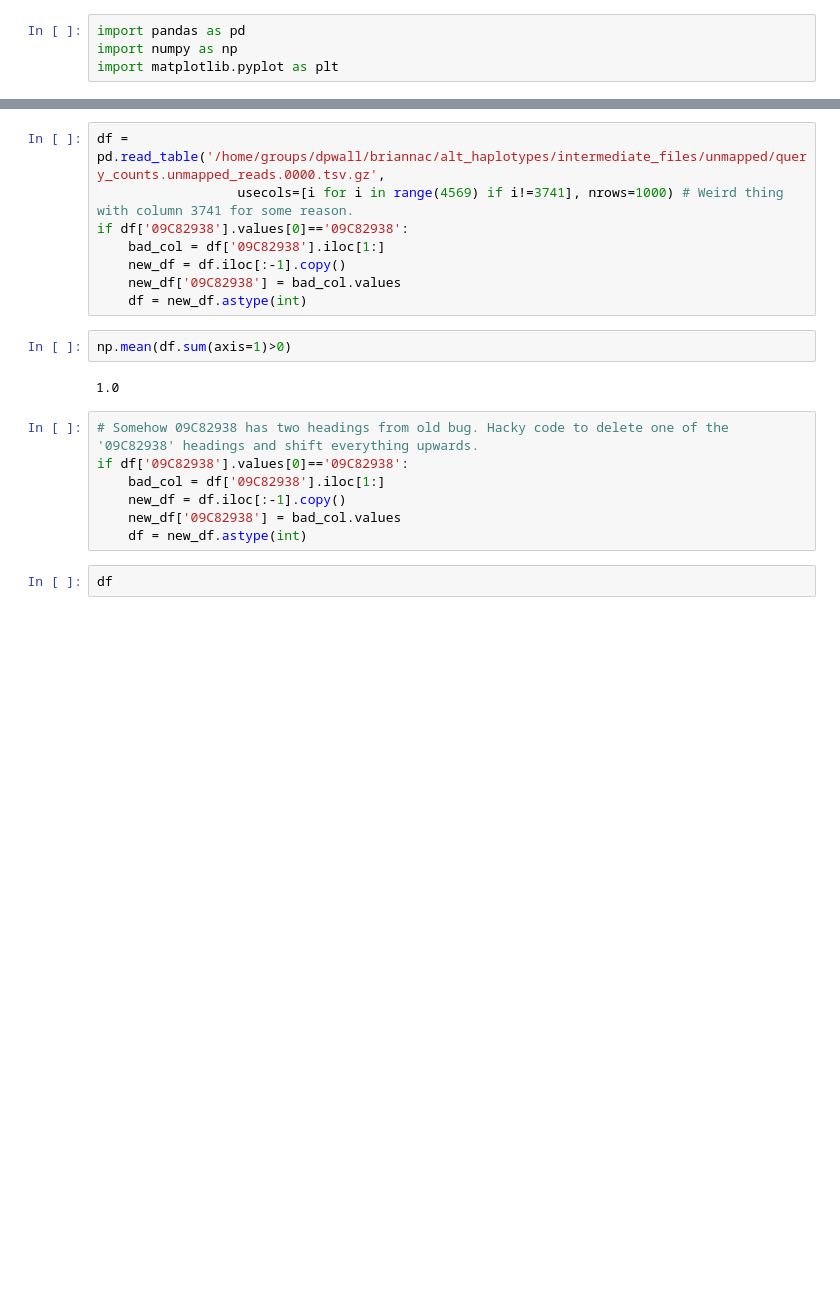
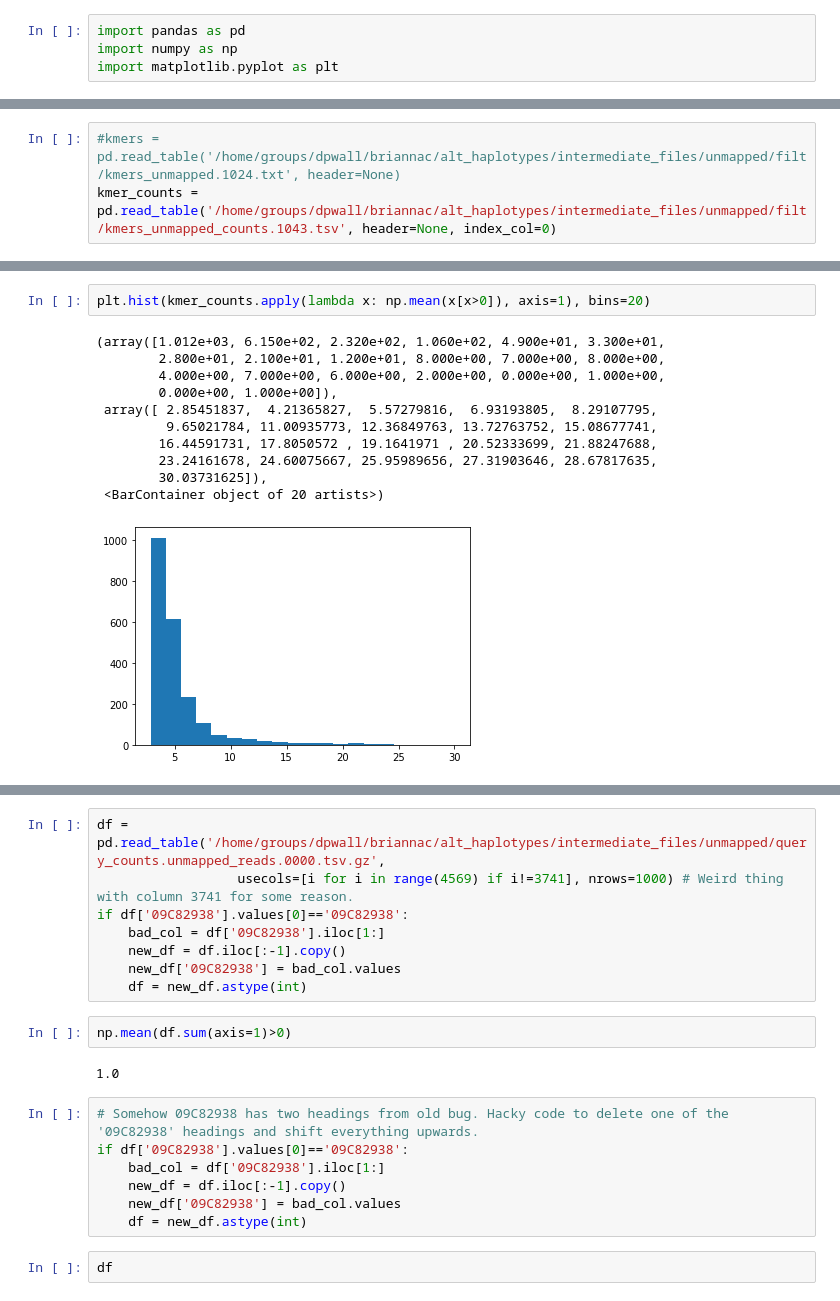
Before and after one commit to briannachrisman/alt_haplotypes, a Jupyter notebook: src/collect_kmers/scratch.ipynb, the cells around one changed output, grey strips where cells are left out. Drawn from its saved outputs; the diff is of its cells as text; blank space fills up the shorter version.

```diff
--- a/src/collect_kmers/scratch.ipynb
+++ b/src/collect_kmers/scratch.ipynb
@@ -14,0 +5,3 @@ len(not_fin)
+# %%
+#kmers = pd.read_table('/home/groups/dpwall/briannac/alt_haplotypes/intermediate_files/unmapped/filt/kmers_unmapped.1024.txt', header=None)
+kmer_counts = pd.read_table('/home/groups/dpwall/briannac/alt_haplotypes/intermediate_files/unmapped/filt/kmers_unmapped_counts.1043.tsv', header=None, index_col=0)
@@ -14,0 +25,14 @@ len(not_fin)
+# %%
+plt.hist(kmer_counts.apply(lambda x: np.mean(x[x>0]), axis=1), bins=20)
+# %% [output]
+(array([1.012e+03, 6.150e+02, 2.320e+02, 1.060e+02, 4.900e+01, 3.300e+01,
+        2.800e+01, 2.100e+01, 1.200e+01, 8.000e+00, 7.000e+00, 8.000e+00,
+        4.000e+00, 7.000e+00, 6.000e+00, 2.000e+00, 0.000e+00, 1.000e+00,
+        0.000e+00, 1.000e+00]),
+ array([ 2.85451837,  4.21365827,  5.57279816,  6.93193805,  8.29107795,
+         9.65021784, 11.00935773, 12.36849763, 13.72763752, 15.08677741,
+        16.44591731, 17.8050572 , 19.1641971 , 20.52333699, 21.88247688,
+        23.24161678, 24.60075667, 25.95989656, 27.31903646, 28.67817635,
+        30.03731625]),
+ <BarContainer object of 20 artists>)
+[figure, added]
```
Also changed, not shown: parts of 19 cells of this notebook, 22 other files.
